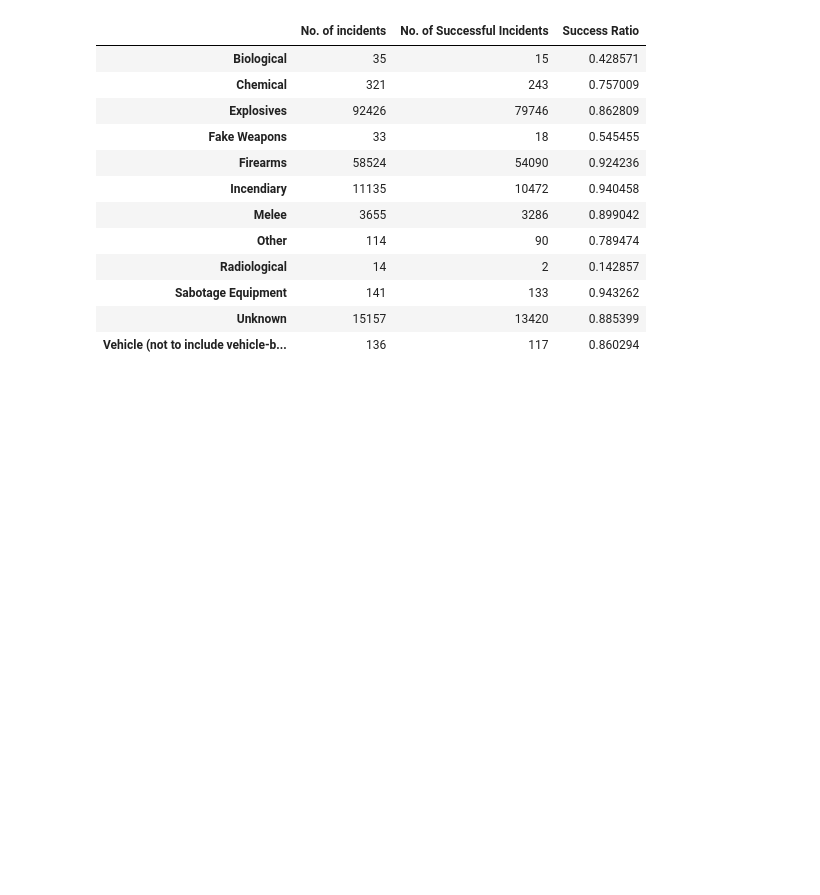
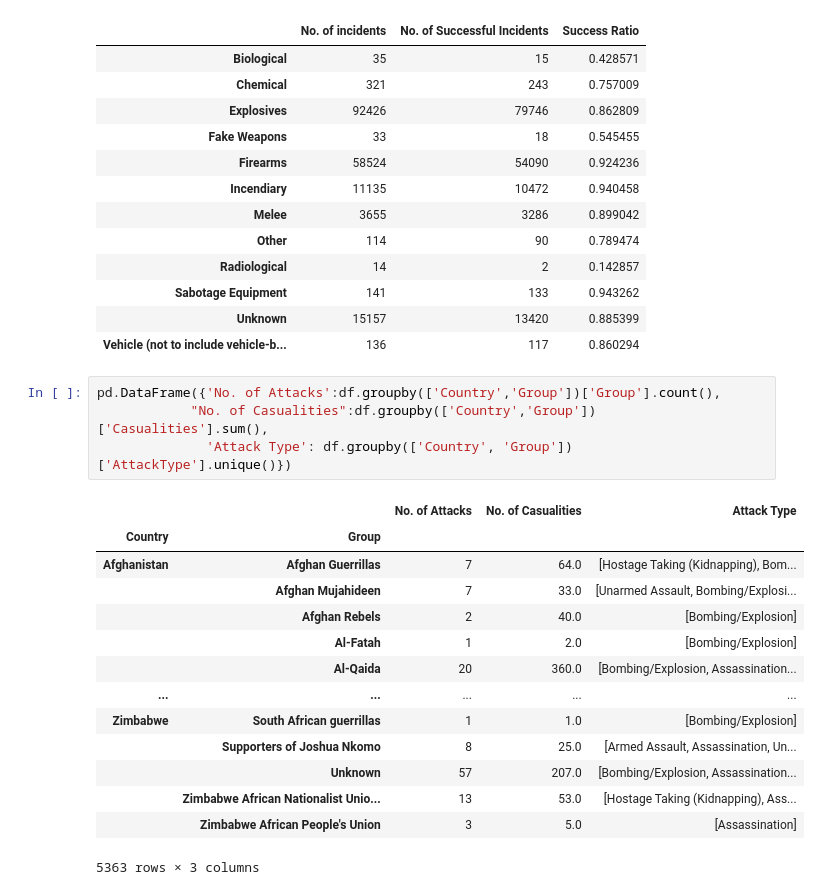
Before and after one commit to siddeshnaik/Sparks_Foundation, a Jupyter notebook: Terrorisum.ipynb, the cells around one changed output. Drawn from its saved outputs; the diff is of its cells as text; blank space fills up the shorter version.

```diff
--- a/Terrorisum.ipynb
+++ b/Terrorisum.ipynb
@@ -406,3 +471,22 @@ pd.DataFrame({'No. of incidents' : df['WeaponType'].value_counts(),
 | Sabotage Equipment | 141 | 133 | 0.943262 |
 | Unknown | 15157 | 13420 | 0.885399 |
 | Vehicle (not to include vehicle-b... | 136 | 117 | 0.860294 |
+# %%
+pd.DataFrame({'No. of Attacks':df.groupby(['Country','Group'])['Group'].count(),
+            "No. of Casualities":df.groupby(['Country','Group'])['Casualities'].sum(),
+              'Attack Type': df.groupby(['Country', 'Group'])['AttackType'].unique()})
+# %% [output]
+|  |  | No. of Attacks | No. of Casualities | Attack Type |
+| Country | Group |  |  |  |
+| Afghanistan | Afghan Guerrillas | 7 | 64.0 | [Hostage Taking (Kidnapping), Bom... |
+|  | Afghan Mujahideen | 7 | 33.0 | [Unarmed Assault, Bombing/Explosi... |
+|  | Afghan Rebels | 2 | 40.0 | [Bombing/Explosion] |
+|  | Al-Fatah | 1 | 2.0 | [Bombing/Explosion] |
+|  | Al-Qaida | 20 | 360.0 | [Bombing/Explosion, Assassination... |
+| ... | ... | ... | ... | ... |
+| Zimbabwe | South African guerrillas | 1 | 1.0 | [Bombing/Explosion] |
+|  | Supporters of Joshua Nkomo | 8 | 25.0 | [Armed Assault, Assassination, Un... |
+|  | Unknown | 57 | 207.0 | [Bombing/Explosion, Assassination... |
+|  | Zimbabwe African Nationalist Unio... | 13 | 53.0 | [Hostage Taking (Kidnapping), Ass... |
+|  | Zimbabwe African People's Union | 3 | 5.0 | [Assassination] |
+5363 rows × 3 columns
```
Also changed, not shown: parts of 23 cells of this notebook.
